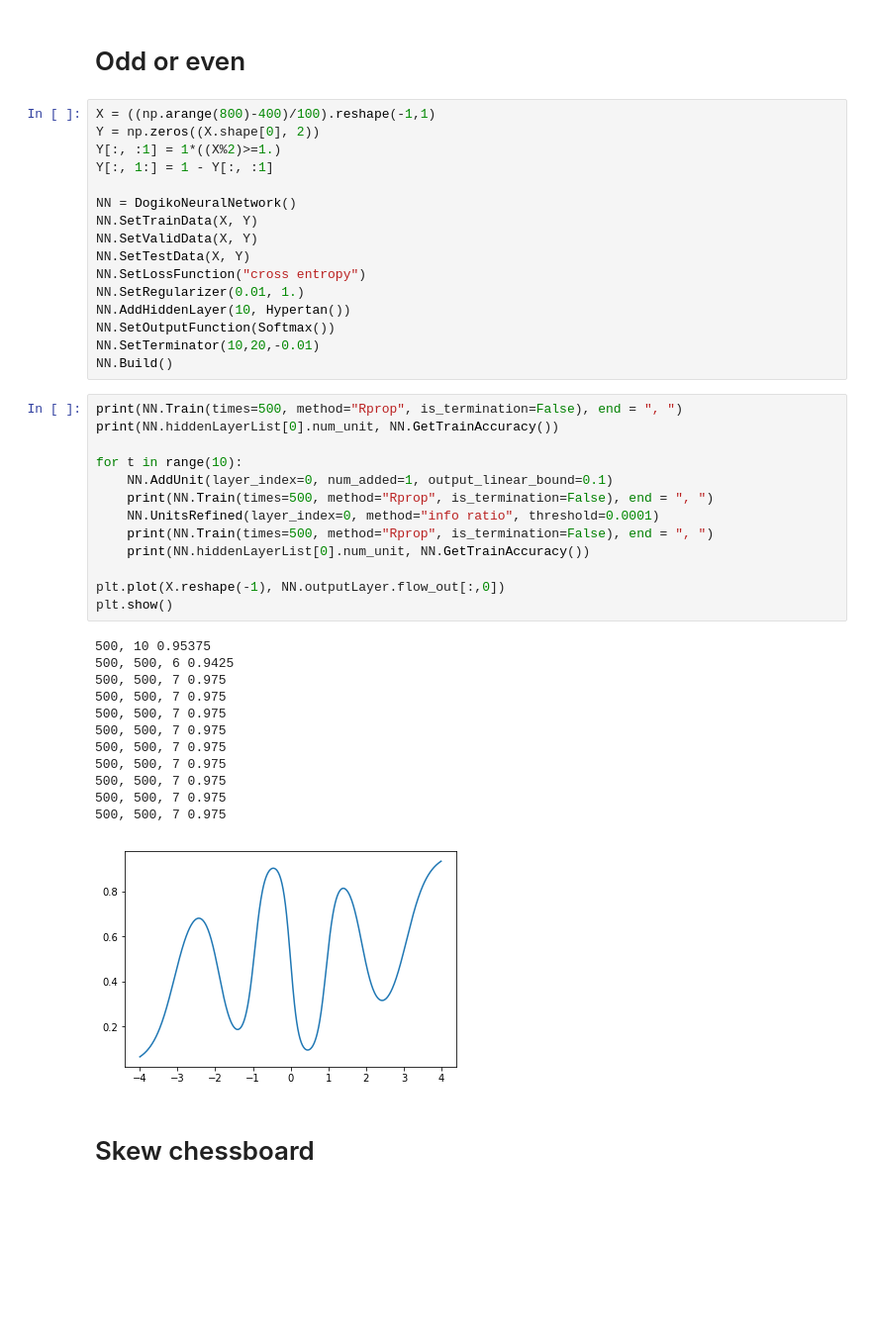
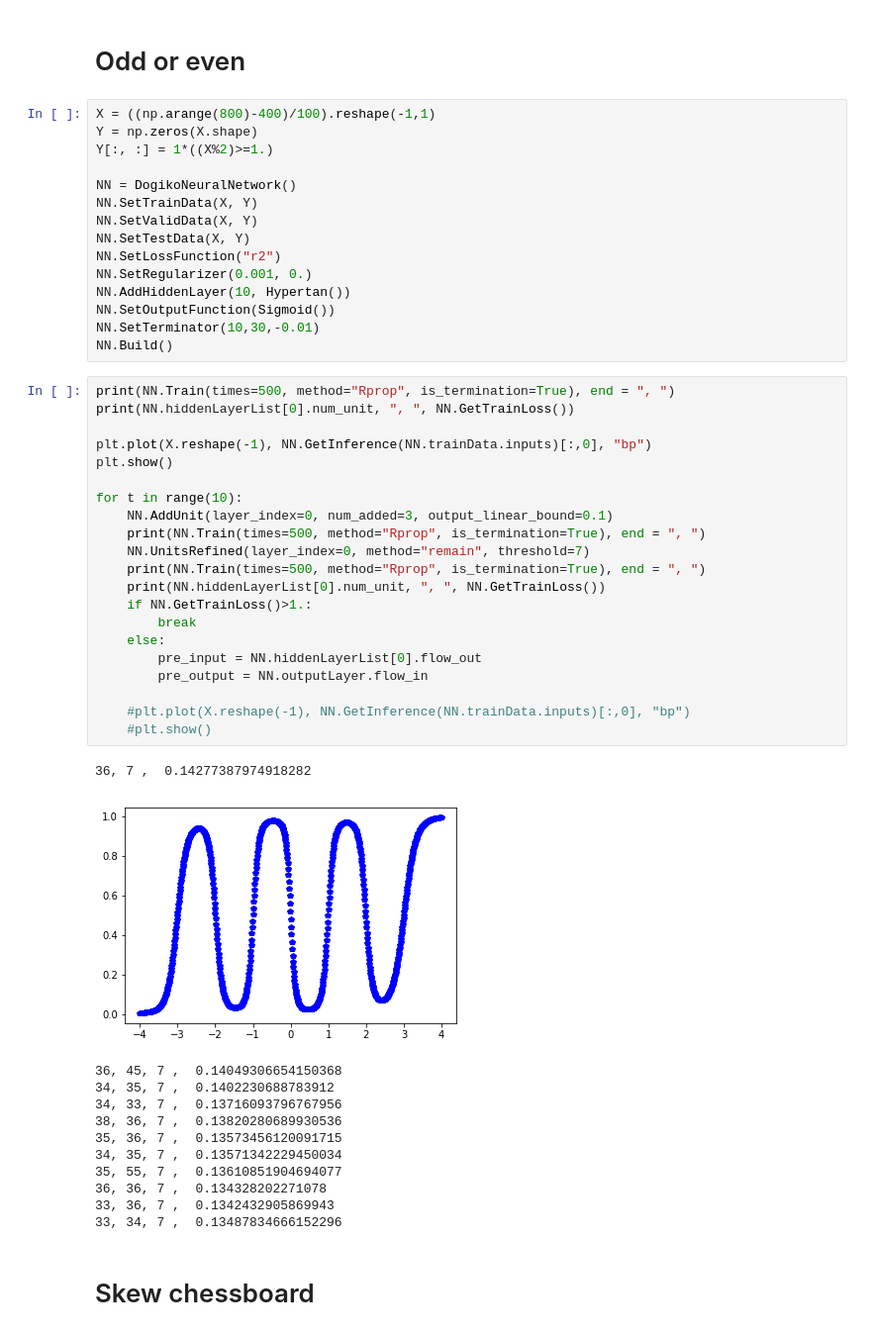
Before and after one commit to Dogiko/Machine-Learning, a Jupyter notebook: Dogiko-Learn.ipynb, the cells around one changed output. Shown: that part at 99% size. Cells and saved outputs as stored; diff of their text form; blank space fills up the shorter version.

```diff
--- a/Dogiko-Learn.ipynb
+++ b/Dogiko-Learn.ipynb
@@ -1324,46 +1443,53 @@ for t in range(5):
 # Odd or even
 # %%
 X = ((np.arange(800)-400)/100).reshape(-1,1)
-Y = np.zeros((X.shape[0], 2))
-Y[:, :1] = 1*((X%2)>=1.)
-Y[:, 1:] = 1 - Y[:, :1]
+Y = np.zeros(X.shape)
+Y[:, :] = 1*((X%2)>=1.)
 
 NN = DogikoNeuralNetwork()
 NN.SetTrainData(X, Y)
 NN.SetValidData(X, Y)
 NN.SetTestData(X, Y)
-NN.SetLossFunction("cross entropy")
-NN.SetRegularizer(0.01, 1.)
+NN.SetLossFunction("r2")
+NN.SetRegularizer(0.001, 0.)
 NN.AddHiddenLayer(10, Hypertan())
-NN.SetOutputFunction(Softmax())
-NN.SetTerminator(10,20,-0.01)
+NN.SetOutputFunction(Sigmoid())
+NN.SetTerminator(10,30,-0.01)
 NN.Build()
 # %%
-print(NN.Train(times=500, method="Rprop", is_termination=False), end = ", ")
-print(NN.hiddenLayerList[0].num_unit, NN.GetTrainAccuracy())
+print(NN.Train(times=500, method="Rprop", is_termination=True), end = ", ")
+print(NN.hiddenLayerList[0].num_unit, ", ", NN.GetTrainLoss())
+
+plt.plot(X.reshape(-1), NN.GetInference(NN.trainData.inputs)[:,0], "bp")
+plt.show()
 
 for t in range(10):
-    NN.AddUnit(layer_index=0, num_added=1, output_linear_bound=0.1)
-    print(NN.Train(times=500, method="Rprop", is_termination=False), end = ", ")
-    NN.UnitsRefined(layer_index=0, method="info ratio", threshold=0.0001)
-    print(NN.Train(times=500, method="Rprop", is_termination=False), end = ", ")
-    print(NN.hiddenLayerList[0].num_unit, NN.GetTrainAccuracy())
+    NN.AddUnit(layer_index=0, num_added=3, output_linear_bound=0.1)
+    print(NN.Train(times=500, method="Rprop", is_termination=True), end = ", ")
+    NN.UnitsRefined(layer_index=0, method="remain", threshold=7)
+    print(NN.Train(times=500, method="Rprop", is_termination=True), end = ", ")
+    print(NN.hiddenLayerList[0].num_unit, ", ", NN.GetTrainLoss())
+    if NN.GetTrainLoss()>1.:
+        break
+    else:
+        pre_input = NN.hiddenLayerList[0].flow_out
+        pre_output = NN.outputLayer.flow_in
 
-plt.plot(X.reshape(-1), NN.outputLayer.flow_out[:,0])
-plt.show()
+    #plt.plot(X.reshape(-1), NN.GetInference(NN.trainData.inputs)[:,0], "bp")
+    #plt.show()
 # %% [output]
-500, 10 0.95375
-500, 500, 6 0.9425
-500, 500, 7 0.975
-500, 500, 7 0.975
-500, 500, 7 0.975
-500, 500, 7 0.975
-500, 500, 7 0.975
-500, 500, 7 0.975
-500, 500, 7 0.975
-500, 500, 7 0.975
-500, 500, 7 0.975
+36, 7 ,  0.14277387974918282
-[figure, old version]
+[figure, new version]
+36, 45, 7 ,  0.14049306654150368
+34, 35, 7 ,  0.1402230688783912
+34, 33, 7 ,  0.13716093796767956
+38, 36, 7 ,  0.13820280689930536
+35, 36, 7 ,  0.13573456120091715
+34, 35, 7 ,  0.13571342229450034
+35, 55, 7 ,  0.13610851904694077
+36, 36, 7 ,  0.134328202271078
+33, 36, 7 ,  0.1342432905869943
+33, 34, 7 ,  0.13487834666152296
 # %% [markdown]
 # Skew chessboard
 # %%
```
Also changed, not shown: parts of 30 cells of this notebook.
